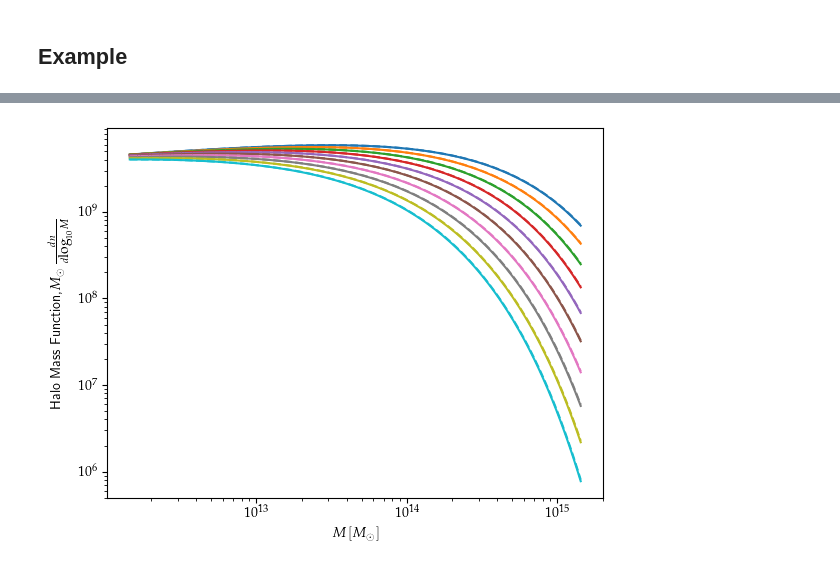
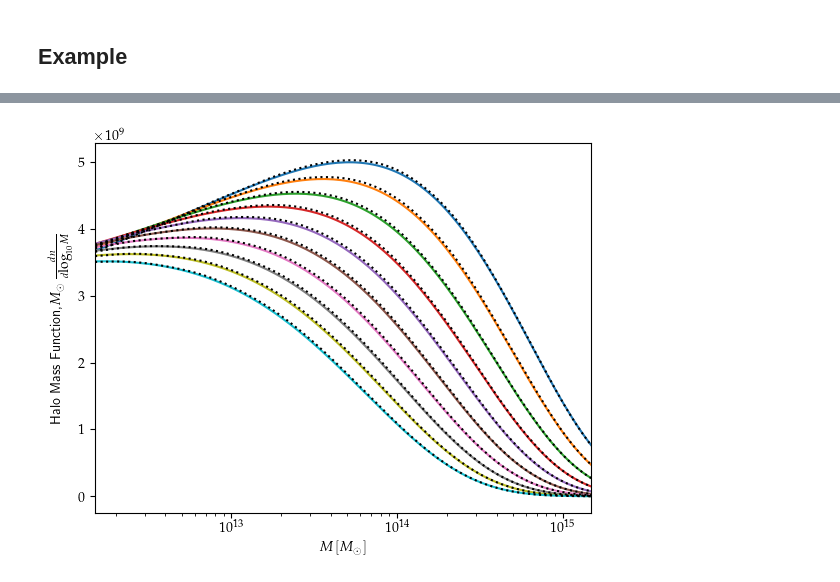
Before and after one commit to Harry45/jaxccl, a Jupyter notebook: notebook_playground.ipynb, the cells around one changed output, grey strips where cells are left out. Cells and saved outputs as stored; diff of their text form; code cells hidden in the pictures.

Commit message:
halo mass function

```diff
--- a/notebook_playground.ipynb
+++ b/notebook_playground.ipynb
@@ -704,7 +726,7 @@ def rho_x(cosmo: Cosmology, a: Union[float, np.ndarray], label: str) -> Union[fl
         critical density times Omega_x.
     """
     hnorm = jnp.sqrt(Esqr(cosmo, a))
-    rhocrit = RHO_CRITICAL * cosmo.h**2 * hnorm**2
+    rhocrit = ccl_constants.RHO_CRITICAL * cosmo.h**2 * hnorm**2
     return omega_x(cosmo, a, label) * rhocrit
 
 
@@ -1082,2 +1809,13 @@ def calculate_mass_function(cosmo: Cosmology,
 # %%
-interpolator = compute_sigma(cosmo_jax) # this takes time (12 seconds)
+# JAXMassFuncAngulo12()
+# JAXMassFuncBocquet16()
+# JAXMassFuncDespali16()
+# JAXMassFuncTinker08()
+# JAXMassFuncTinker10()
+# JAXMassFuncWatson13() -> In CCL: halos.MassFuncWatson13(mass_def=ccl.halos.MassDefFof)
+# JAXMassFuncSheth99()
+# JAXMassFuncPress74()
+# JAXMassFuncJenkins01()
+
+jax_hm_func = JAXMassFuncBocquet16()
+ccl_hm_func = halos.MassFuncBocquet16()
@@ -1099,13 +1821,0 @@ plt.show()
-# %%
-jax_tinker = JAXMassFuncTinker08()
-ccl_tinker = MassFuncTinker08()
-
-record_mf_jax = []
-record_mf_ccl = []
-for z in z_grid:
-    scalefactor = z2a(z).item()
-    mf_ccl = ccl_tinker(cosmo_ccl, m_arr, scalefactor)
-    mf_jax, _ = calculate_mass_function(cosmo_jax, m_arr, scalefactor, jax_tinker, interpolator)
-    # f_sigma_ccl = ccl_tinker._get_fsigma(cosmo_ccl, sigma_m_ccl, scalefactor, np.log10(m_arr))
-    record_mf_jax.append(mf_jax)
-    record_mf_ccl.append(mf_ccl)
@@ -1112,13 +1827,23 @@ for z in z_grid:
 # %%
+record_mf_ccl = []
+record_mf_jax = []
+
+for z in z_grid:
+    a = 1.0 / (1.0 + z)
+    mf_ccl = ccl_hm_func(cosmo_ccl, m_arr, a.item())
+    mf_jax, _ = calculate_mass_function(cosmo_jax, m_arr, a, jax_hm_func, interpolator)
+    record_mf_ccl.append(mf_ccl)
+    record_mf_jax.append(mf_jax)
+
 record_mf_ccl = np.asarray(record_mf_ccl).T
 record_mf_jax = np.asarray(record_mf_jax).T
 # %%
 plt.plot(m_arr, m_arr.reshape(-1,1) * record_mf_ccl)
-plt.plot(m_arr, m_arr.reshape(-1,1) * record_mf_jax, linestyle = '--')
+plt.plot(m_arr, m_arr.reshape(-1,1) * record_mf_jax, linestyle = ':', color = 'k')
 plt.ylabel(r'Halo Mass Function,' + r'$M_{\odot}\,\frac{dn}{d\textrm{log}_{10}M}$')
 plt.xlabel(r'$M\,[M_{\odot}]$')
+plt.xlim(min(m_arr), max(m_arr))
 plt.xscale('log')
-plt.yscale('log')
 plt.show()
 # %% [output]
-[figure, old version]
+[figure, new version]
```
Also changed, not shown: parts of 11 cells of this notebook, 11 other files.
